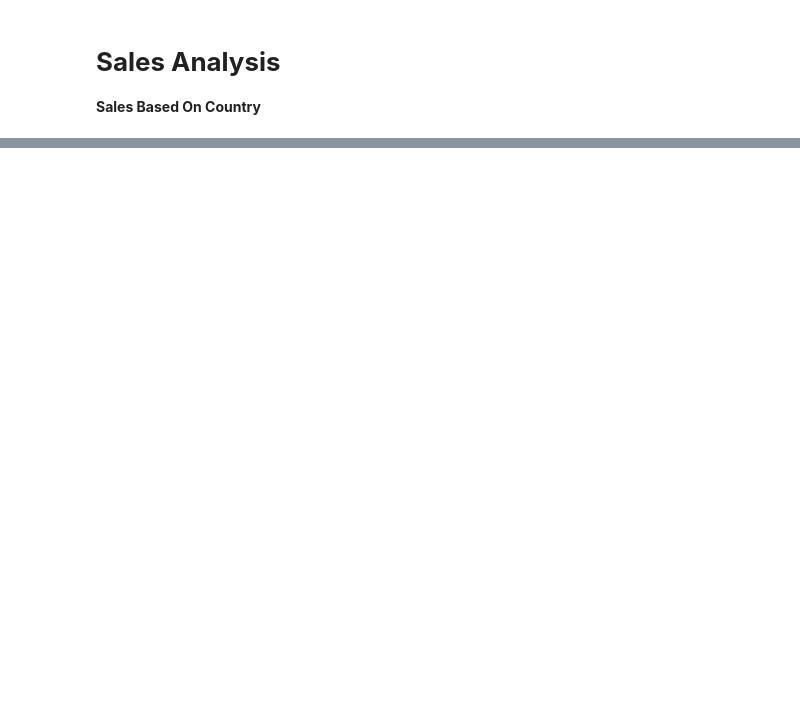
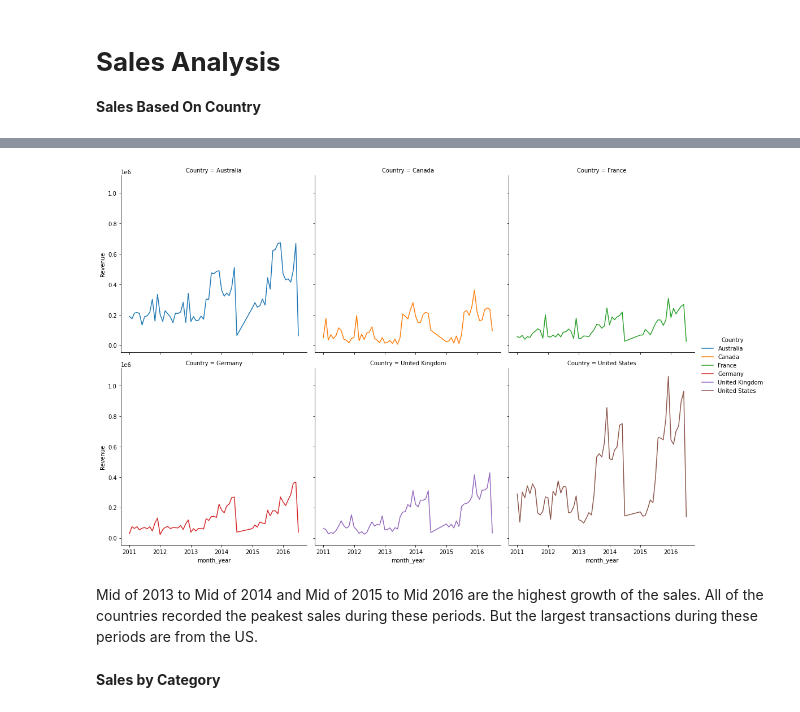
Before and after one commit to wahyunh10/Project-Bike-Sales-in-Europe, a Jupyter notebook: Project_Bike_Sales_in_Europe.ipynb, the cells around one changed output, grey strips where cells are left out. Cells and saved outputs as stored; diff of their text form; code cells hidden in the pictures; blank space fills up the shorter version.

```diff
--- a/Project_Bike_Sales_in_Europe.ipynb
+++ b/Project_Bike_Sales_in_Europe.ipynb
@@ -201,0 +185,11 @@ plt.show()
+# %%
+Sales_Gr_Country2 = df.groupby(['Country', 'month_year']).agg({'Revenue':'sum'}).reset_index().astype({'Revenue':'float'})
+Sales_Gr_Country2['month_year'] = Sales_Gr_Country2['month_year'].astype(str)
+Sales_Gr_Country2['month_year'] = pd.to_datetime(Sales_Gr_Country2['month_year'])
+sns.relplot(x="month_year", y="Revenue", hue="Country", col='Country', col_wrap=3, kind='line', data=Sales_Gr_Country2);
+# %% [output]
+[figure, added]
+# %% [markdown]
+Mid of 2013 to Mid of 2014 and Mid of 2015 to Mid 2016 are the highest growth of the sales. All of the countries recorded the peakest sales during these periods. But the largest transactions during these periods are from the US.
+# %% [markdown]
+**Sales by Category**
```
Also changed, not shown: parts of 45 cells of this notebook.
